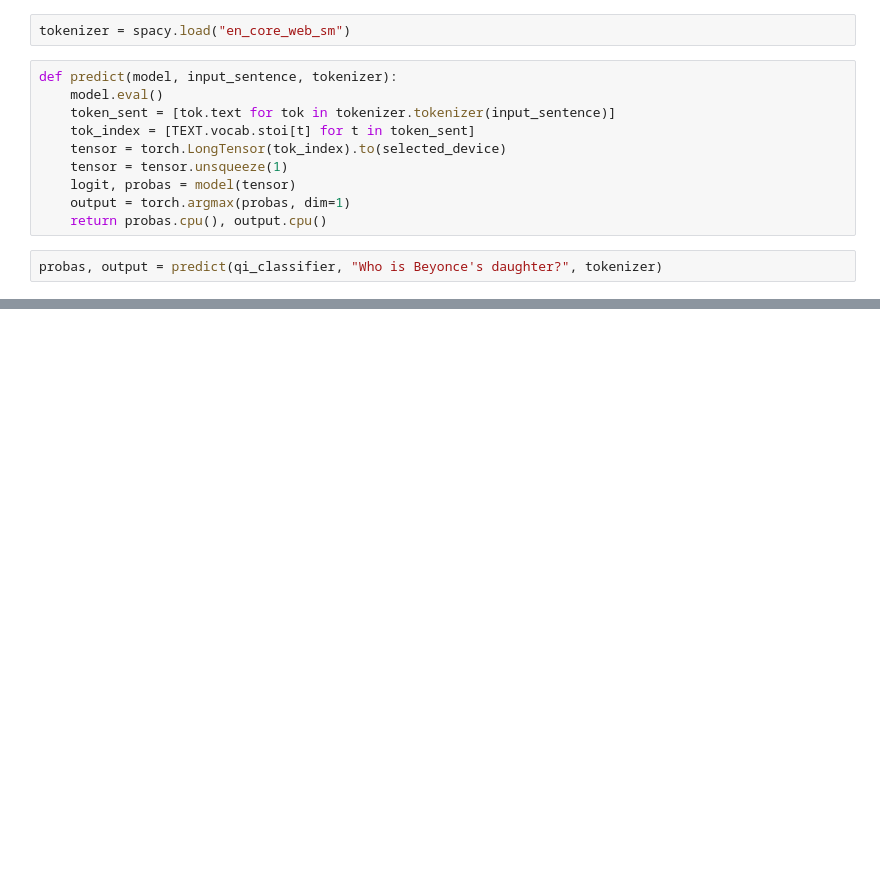
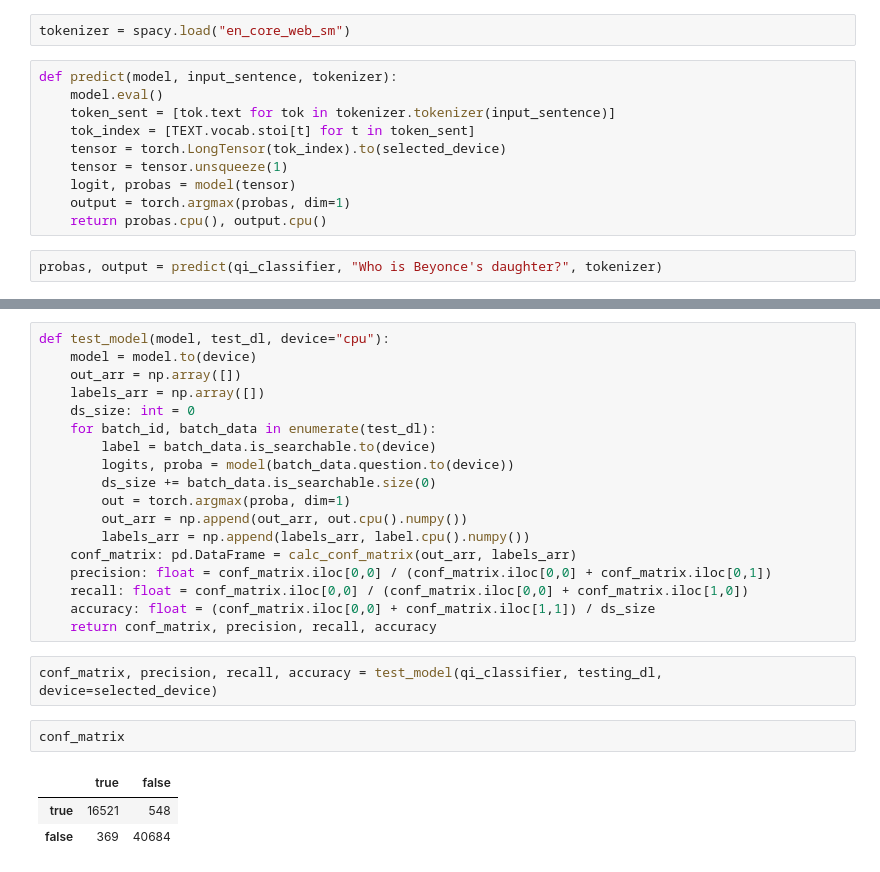
Before and after one commit to Aletheianomous-AI/experimental-models, a Jupyter notebook: src/train_queryable_input_classifer.ipynb, the cells around one changed output, grey strips where cells are left out. Saved outputs shown, nothing was run; the diff lists cells and outputs as text; blank space fills up the shorter version.

Commit message:
Tested the precision, recall, and accuracies of queryable_input_classifier.

```diff
--- a/src/train_queryable_input_classifer.ipynb
+++ b/src/train_queryable_input_classifer.ipynb
@@ -287,0 +297,26 @@ tensor([[0.2463, 0.7537]], grad_fn=<ToCopyBackward0>)
+# %%
+def test_model(model, test_dl, device="cpu"):
+    model = model.to(device)
+    out_arr = np.array([])
+    labels_arr = np.array([])
+    ds_size: int = 0
+    for batch_id, batch_data in enumerate(test_dl):
+        label = batch_data.is_searchable.to(device)
+        logits, proba = model(batch_data.question.to(device))
+        ds_size += batch_data.is_searchable.size(0)
+        out = torch.argmax(proba, dim=1)
+        out_arr = np.append(out_arr, out.cpu().numpy())
+        labels_arr = np.append(labels_arr, label.cpu().numpy())
+    conf_matrix: pd.DataFrame = calc_conf_matrix(out_arr, labels_arr)
+    precision: float = conf_matrix.iloc[0,0] / (conf_matrix.iloc[0,0] + conf_matrix.iloc[0,1])
+    recall: float = conf_matrix.iloc[0,0] / (conf_matrix.iloc[0,0] + conf_matrix.iloc[1,0])
+    accuracy: float = (conf_matrix.iloc[0,0] + conf_matrix.iloc[1,1]) / ds_size
+    return conf_matrix, precision, recall, accuracy
+# %%
+conf_matrix, precision, recall, accuracy = test_model(qi_classifier, testing_dl, device=selected_device)
+# %%
+conf_matrix
+# %% [output]
+|  | true | false |
+| true | 16521 | 548 |
+| false | 369 | 40684 |
```
Also changed, not shown: parts of 12 cells of this notebook.
